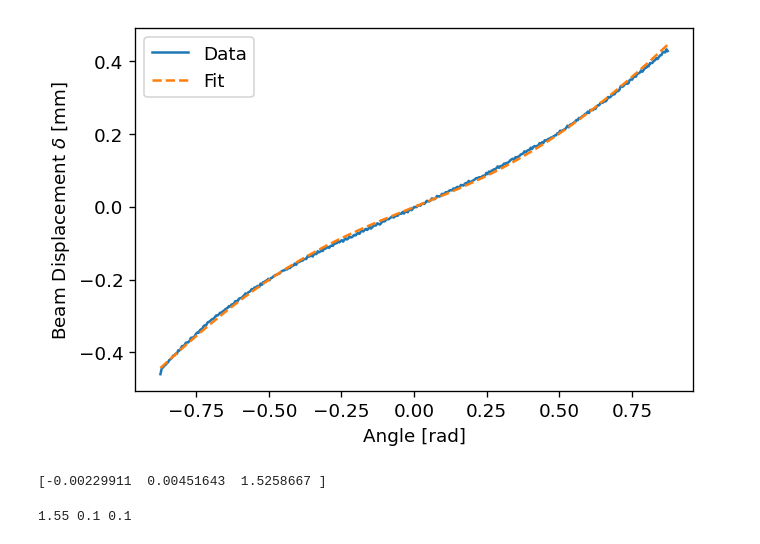
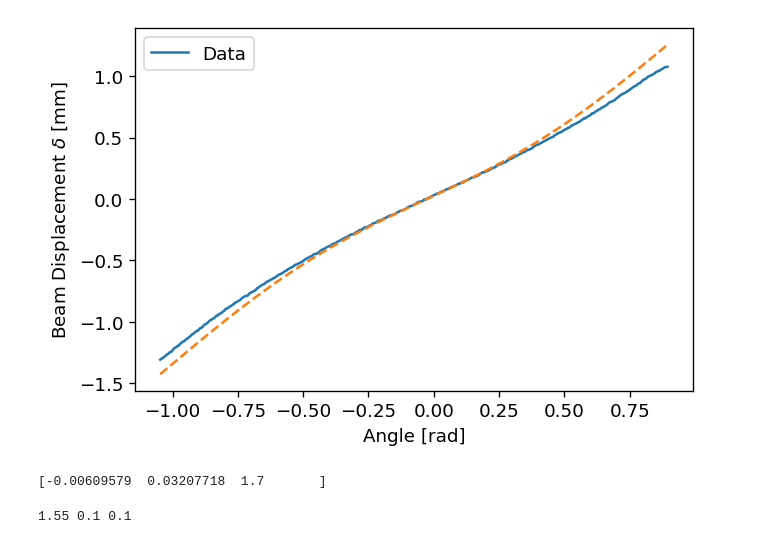
Before and after one commit to Jfeatherstone/IndexOfRefractionMeasurement, a Jupyter notebook: CurveFitting.ipynb, the cells around one changed output. Drawn from its saved outputs; the diff is of its cells as text; code cells hidden in the pictures.

```diff
--- a/CurveFitting.ipynb
+++ b/CurveFitting.ipynb
@@ -9,11 +9,12 @@ import pandas as pd
 # %%
 # Functional form of the displacement as a function of angle,
 # including extra parameters for phase and displacement offsets
-d = .93 # In mm
+d = 1.01 # In mm
 n0 = 1.00029 # Weisstein Eric. Index of Refraction. Wolfram Research. 2005.
 
 # For 4-slide sample:
 #d = 4.0
+d = 2.29 # for sapphire sample
 
 # Theta should be in radians
 def func_form(theta, a0, a1, a2):
@@ -29,12 +30,12 @@ plt.show()
 # %%
-data = pd.read_csv('data/single_glass_slide.txt')
+data = pd.read_csv('data/sapphire_disk.txt')
 
 # Convert to radians and mm
 # Not sure why I have to take the negative of the angle (horizontal reflection)
 angleArr = - data["angle"] * np.pi / 180
 displacementArr = data["peak_position"] * 1e-3 - np.mean(data["peak_position"] * 1e-3)
-#angleArr = angleArr[20:-20]
-#displacementArr = displacementArr[20:-20]
+angleArr = angleArr[:-35]
+displacementArr = displacementArr[:-35]
 
 plt.plot(angleArr, displacementArr)
 plt.ylabel('Displacement [mm]')
@@ -46,30 +47,30 @@ plt.show()
 # %%
 # Now actually do the curve fitting
 popt, pcov = curve_fit(func_form, angleArr, displacementArr,
                        #method='trf',
                        # Bounds for [width, displacement offset, phase offset, IoR]
-                       bounds=([-6, -np.pi/2 + .01, 1.3], # Lower bound
+                       bounds=([-6, -np.pi/2 + .01, 1.7], # Lower bound
                                [6, np.pi/2 - .01, 1.8])) # Upper bound
 
 plt.plot(angleArr, displacementArr, label='Data')
 #plt.plot(angleArr, displacementArr - func_form(angleArr, *popt))
-plt.plot(angleArr, func_form(angleArr, *popt), '--', label='Fit')
-#plt.plot(angleArr, func_form(angleArr, popt[0], popt[1], 1.43), '--')
+#plt.plot(angleArr, func_form(angleArr, *popt), '--', label='Fit')
+plt.plot(angleArr, func_form(angleArr, popt[0], popt[1], 1.76), '--')
 #plt.axvline(popt[1], linestyle='--', color='g')
 plt.xlabel('Angle [rad]')
 plt.ylabel(r'Beam Displacement $\delta$ [mm]')
 plt.legend()
 
 #print(f'Real phase difference: {phaseDiff}')
 #print(f'Calculated phase difference {popt}')
 #plt.savefig('images/initial_fit.png')
 plt.show()
 # %% [output]
-[figure, old version]
+[figure, new version]
 # %%
 print(popt)
 # %% [output]
-[-0.00229911  0.00451643  1.5258667 ]
+[-0.00609579  0.03207718  1.7       ]
 # %%
 nTestArr = np.linspace(1.4, 1.55, 10)
 phaseOffsetArr = np.linspace(-.1, .1, 10)
```
Also changed, not shown: parts of 2 cells of this notebook, 7 other files.
